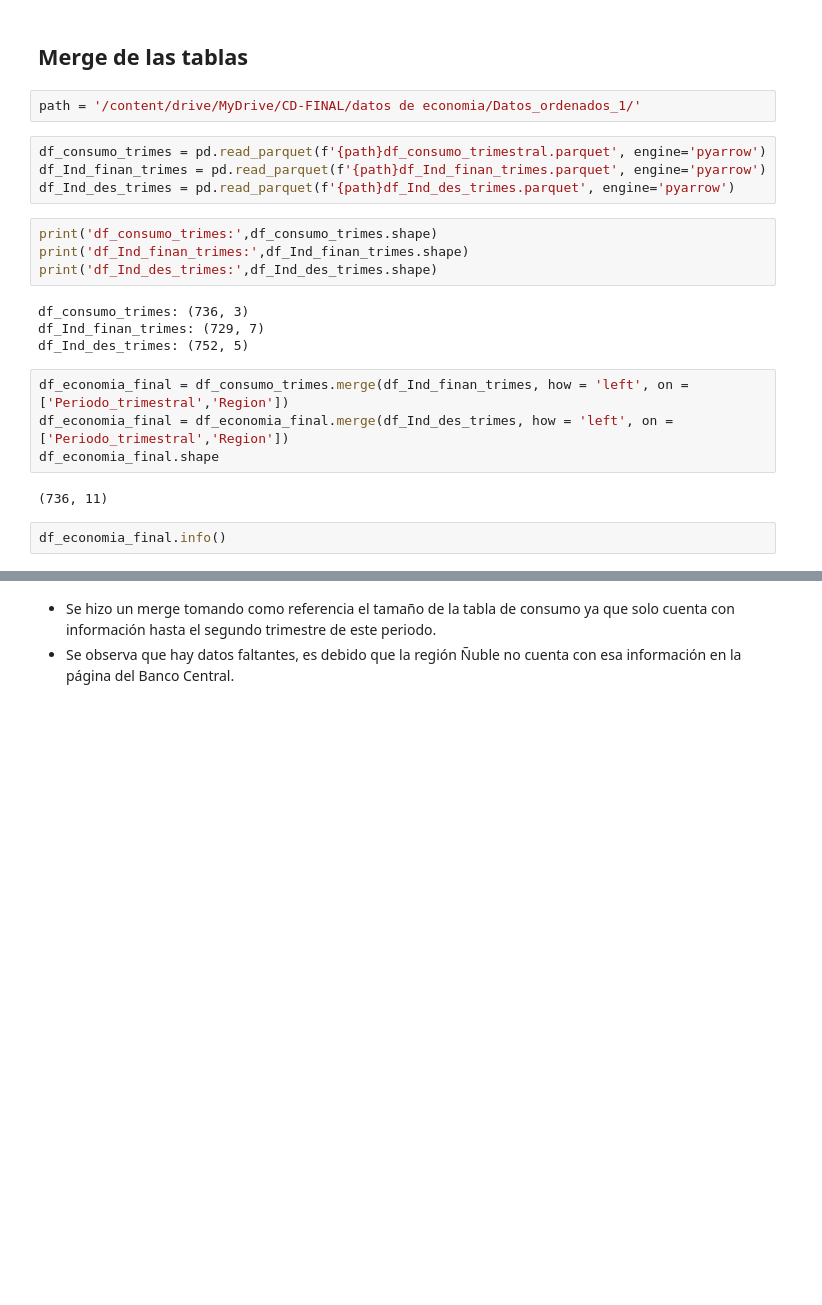
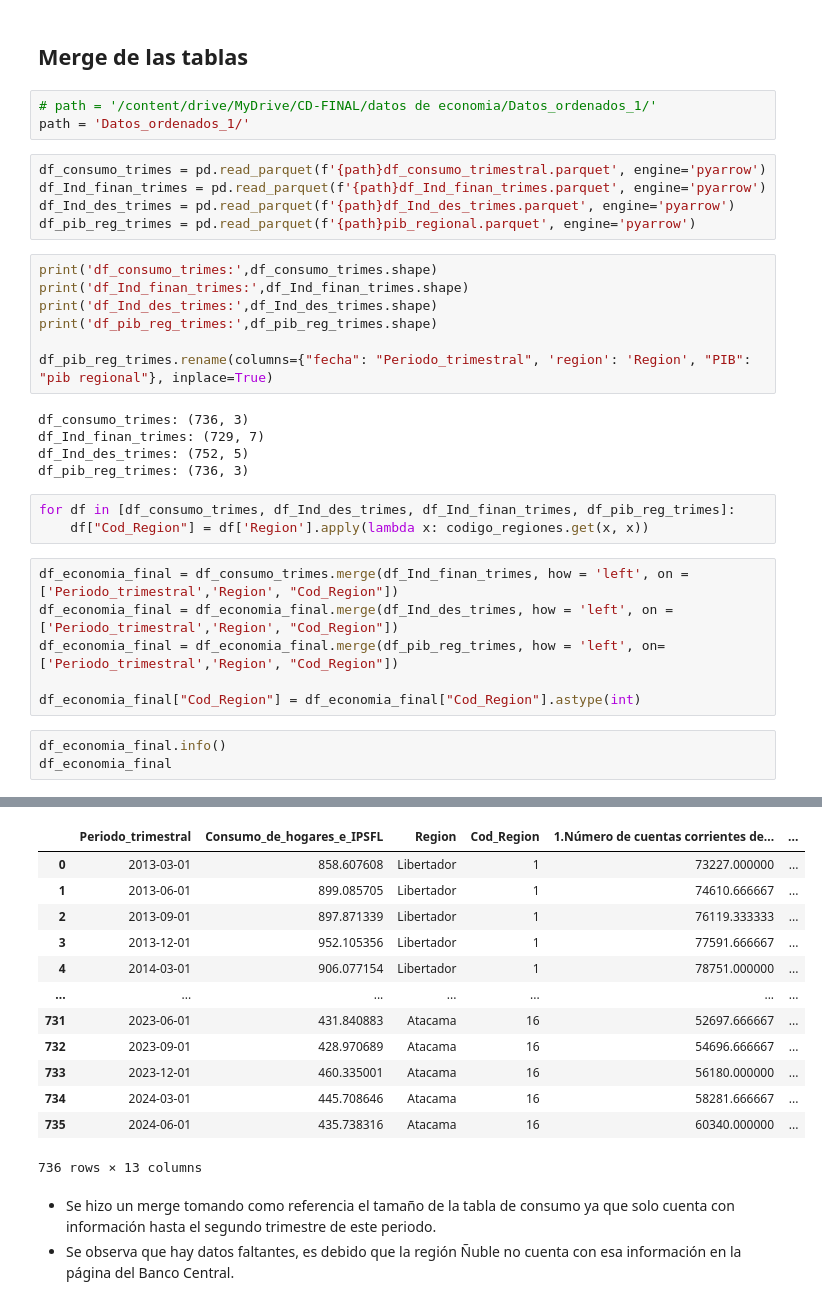
Before and after one commit to josegdotcom/imt2200-actividad-2024, a Jupyter notebook: datos de economia/Creación_Base_economía_banco_Central.ipynb, the cells around one changed output, grey strips where cells are left out. Drawn from its saved outputs; the diff is of its cells as text; blank space fills up the shorter version.

Commit message:
imt0.16
se crea ahora si el dataframe definitivo de economia

```diff
--- a/datos de economia/Creación_Base_economía_banco_Central.ipynb
+++ b/datos de economia/Creación_Base_economía_banco_Central.ipynb
@@ -250,27 +274,37 @@ df_Ind_des_trimes.to_parquet('/content/drive/MyDrive/CD-FINAL/datos de economia/
 # %% [markdown]
 ## Merge de las tablas
 # %%
-path = '/content/drive/MyDrive/CD-FINAL/datos de economia/Datos_ordenados_1/'
+# path = '/content/drive/MyDrive/CD-FINAL/datos de economia/Datos_ordenados_1/'
+path = 'Datos_ordenados_1/'
 # %%
 df_consumo_trimes = pd.read_parquet(f'{path}df_consumo_trimestral.parquet', engine='pyarrow')
 df_Ind_finan_trimes = pd.read_parquet(f'{path}df_Ind_finan_trimes.parquet', engine='pyarrow')
 df_Ind_des_trimes = pd.read_parquet(f'{path}df_Ind_des_trimes.parquet', engine='pyarrow')
+df_pib_reg_trimes = pd.read_parquet(f'{path}pib_regional.parquet', engine='pyarrow')
 # %%
 print('df_consumo_trimes:',df_consumo_trimes.shape)
 print('df_Ind_finan_trimes:',df_Ind_finan_trimes.shape)
 print('df_Ind_des_trimes:',df_Ind_des_trimes.shape)
+print('df_pib_reg_trimes:',df_pib_reg_trimes.shape)
+
+df_pib_reg_trimes.rename(columns={"fecha": "Periodo_trimestral", 'region': 'Region', "PIB": "pib regional"}, inplace=True)
 # %% [output]
 df_consumo_trimes: (736, 3)
 df_Ind_finan_trimes: (729, 7)
 df_Ind_des_trimes: (752, 5)
+df_pib_reg_trimes: (736, 3)
+# %%
+for df in [df_consumo_trimes, df_Ind_des_trimes, df_Ind_finan_trimes, df_pib_reg_trimes]:
+    df["Cod_Region"] = df['Region'].apply(lambda x: codigo_regiones.get(x, x))
 # %%
-df_economia_final = df_consumo_trimes.merge(df_Ind_finan_trimes, how = 'left', on = ['Periodo_trimestral','Region'])
-df_economia_final = df_economia_final.merge(df_Ind_des_trimes, how = 'left', on = ['Periodo_trimestral','Region'])
-df_economia_final.shape
+df_economia_final = df_consumo_trimes.merge(df_Ind_finan_trimes, how = 'left', on = ['Periodo_trimestral','Region', "Cod_Region"])
+df_economia_final = df_economia_final.merge(df_Ind_des_trimes, how = 'left', on = ['Periodo_trimestral','Region', "Cod_Region"])
+df_economia_final = df_economia_final.merge(df_pib_reg_trimes, how = 'left', on=['Periodo_trimestral','Region', "Cod_Region"])
+
+df_economia_final["Cod_Region"] = df_economia_final["Cod_Region"].astype(int)
-# %% [output]
-(736, 11)
 # %%
 df_economia_final.info()
+df_economia_final
 # %% [output]
 <class 'pandas.core.frame.DataFrame'>
 RangeIndex: 736 entries, 0 to 735
@@ -293,3 +329,16 @@ memory usage: 63.4+ KB
+|  | Periodo_trimestral | Consumo_de_hogares_e_IPSFL | Region | Cod_Region | 1.Número de cuentas corrientes de... | ... |
+| 0 | 2013-03-01 | 858.607608 | Libertador | 1 | 73227.000000 | ... |
+| 1 | 2013-06-01 | 899.085705 | Libertador | 1 | 74610.666667 | ... |
+| 2 | 2013-09-01 | 897.871339 | Libertador | 1 | 76119.333333 | ... |
+| 3 | 2013-12-01 | 952.105356 | Libertador | 1 | 77591.666667 | ... |
+| 4 | 2014-03-01 | 906.077154 | Libertador | 1 | 78751.000000 | ... |
+| ... | ... | ... | ... | ... | ... | ... |
+| 731 | 2023-06-01 | 431.840883 | Atacama | 16 | 52697.666667 | ... |
+| 732 | 2023-09-01 | 428.970689 | Atacama | 16 | 54696.666667 | ... |
+| 733 | 2023-12-01 | 460.335001 | Atacama | 16 | 56180.000000 | ... |
+| 734 | 2024-03-01 | 445.708646 | Atacama | 16 | 58281.666667 | ... |
+| 735 | 2024-06-01 | 435.738316 | Atacama | 16 | 60340.000000 | ... |
+736 rows × 13 columns
 # %% [markdown]
 - Se hizo un merge tomando como referencia el tamaño de la tabla de consumo ya que solo cuenta con información hasta el segundo trimestre de este periodo.
 - Se observa que hay datos faltantes, es debido que la región Ñuble no cuenta con esa información en la página del Banco Central.
```
Also changed, not shown: parts of 6 cells of this notebook, 7 other files.
